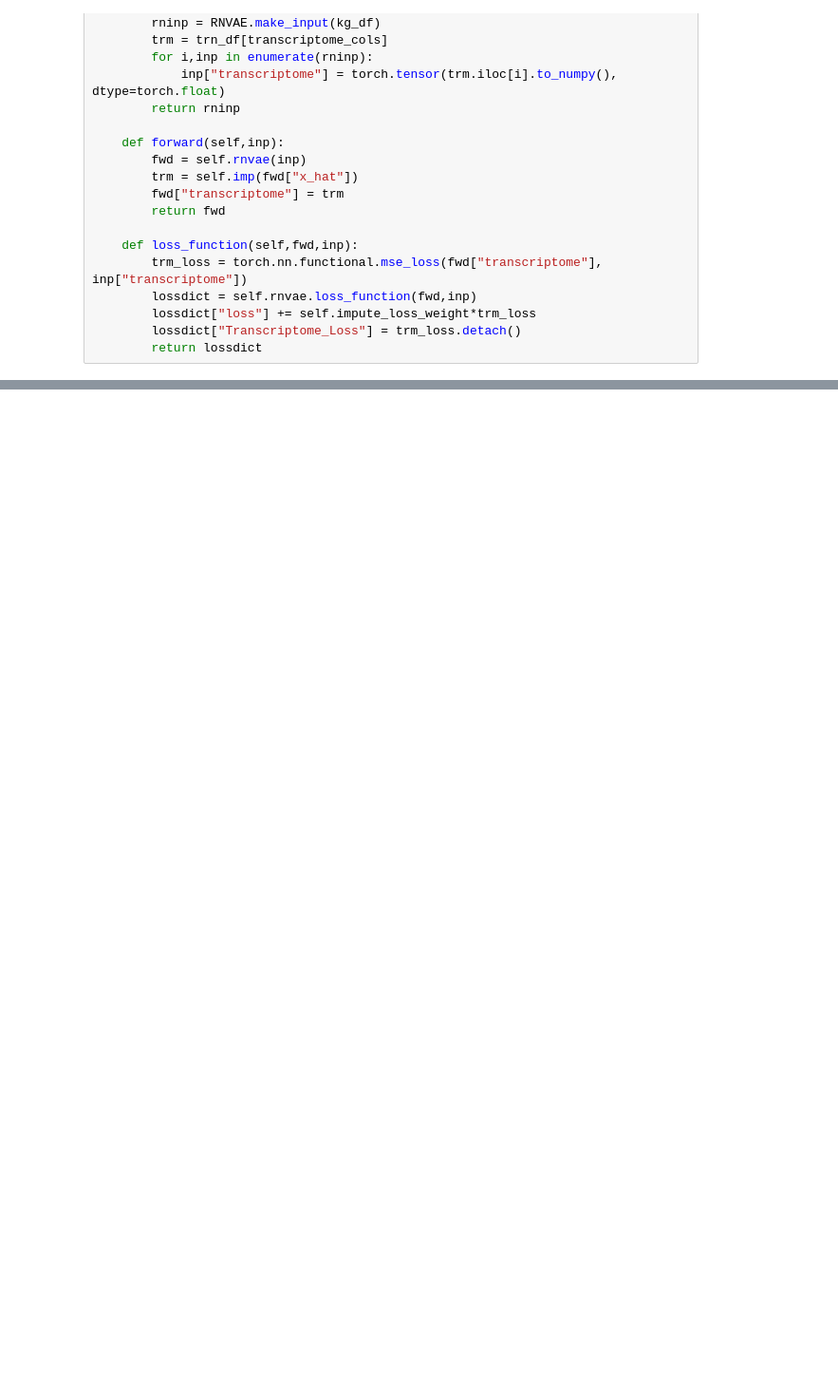
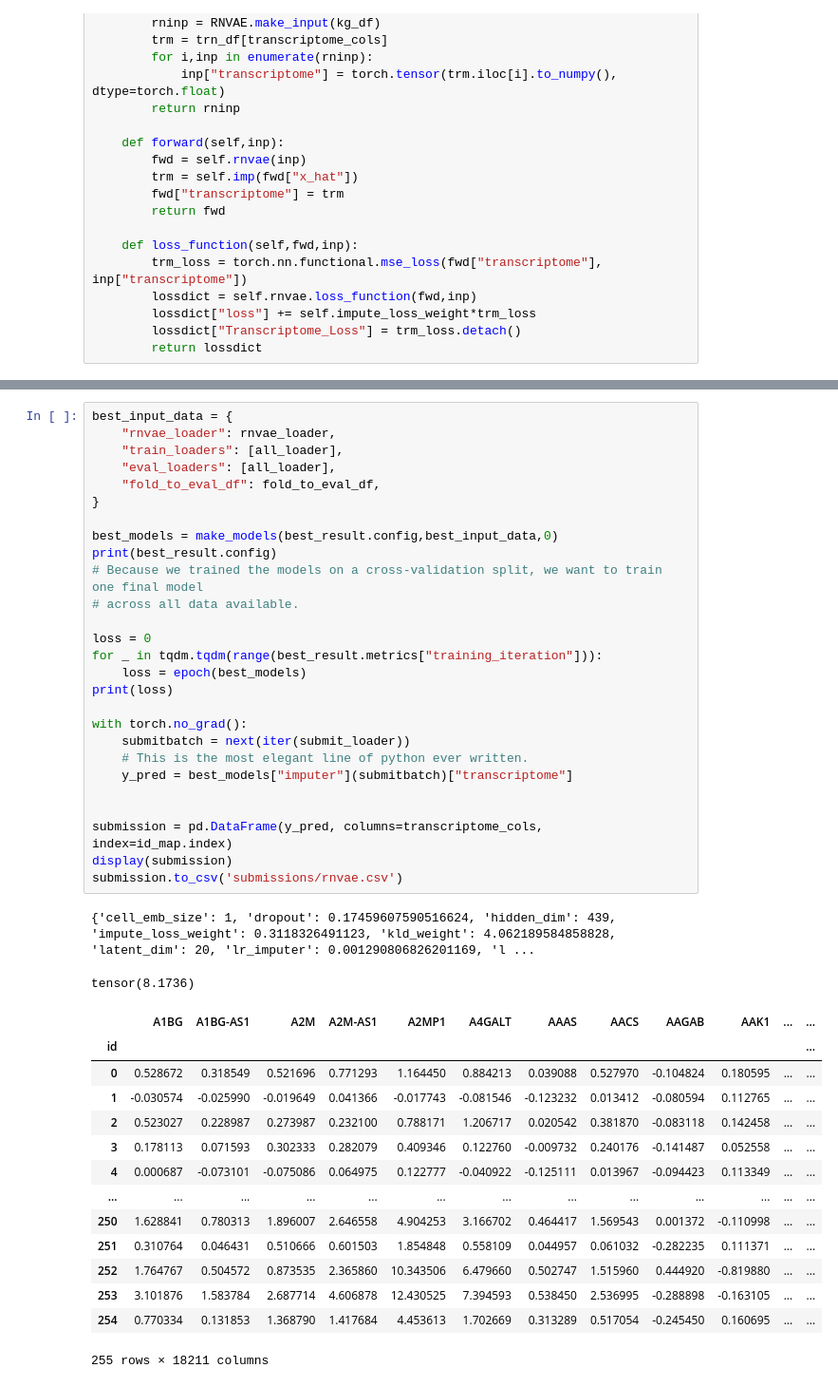
Before and after one commit to laurahsisson/Perturbations, a Jupyter notebook: rnvae.ipynb, the cells around one changed output, grey strips where cells are left out. Shown at 95% size. Cells and saved outputs as stored; diff of their text form; blank space fills up the shorter version.

```diff
--- a/rnvae.ipynb
+++ b/rnvae.ipynb
@@ -380,0 +438,44 @@ KeyError: 'training_iteration'
+# %%
+best_input_data = {
+    "rnvae_loader": rnvae_loader,
+    "train_loaders": [all_loader],
+    "eval_loaders": [all_loader],
+    "fold_to_eval_df": fold_to_eval_df,
+}
+
+best_models = make_models(best_result.config,best_input_data,0)
+print(best_result.config)
+# Because we trained the models on a cross-validation split, we want to train one final model
+# across all data available.
+
+loss = 0
+for _ in tqdm.tqdm(range(best_result.metrics["training_iteration"])):
+    loss = epoch(best_models)
+print(loss)
+
+with torch.no_grad():
+    submitbatch = next(iter(submit_loader))
+    # This is the most elegant line of python ever written.
+    y_pred = best_models["imputer"](submitbatch)["transcriptome"]
+
+
+submission = pd.DataFrame(y_pred, columns=transcriptome_cols, index=id_map.index)
+display(submission)
+submission.to_csv('submissions/rnvae.csv')
+# %% [output]
+{'cell_emb_size': 1, 'dropout': 0.17459607590516624, 'hidden_dim': 439, 'impute_loss_weight': 0.3118326491123, 'kld_weight': 4.062189584858828, 'latent_dim': 20, 'lr_imputer': 0.001290806826201169, 'l ...
+tensor(8.1736)
+|  | A1BG | A1BG-AS1 | A2M | A2M-AS1 | A2MP1 | A4GALT | AAAS | AACS | AAGAB | AAK1 | ... | ... |
+| id |  |  |  |  |  |  |  |  |  |  |  | ... |
+| 0 | 0.528672 | 0.318549 | 0.521696 | 0.771293 | 1.164450 | 0.884213 | 0.039088 | 0.527970 | -0.104824 | 0.180595 | ... | ... |
+| 1 | -0.030574 | -0.025990 | -0.019649 | 0.041366 | -0.017743 | -0.081546 | -0.123232 | 0.013412 | -0.080594 | 0.112765 | ... | ... |
+| 2 | 0.523027 | 0.228987 | 0.273987 | 0.232100 | 0.788171 | 1.206717 | 0.020542 | 0.381870 | -0.083118 | 0.142458 | ... | ... |
+| 3 | 0.178113 | 0.071593 | 0.302333 | 0.282079 | 0.409346 | 0.122760 | -0.009732 | 0.240176 | -0.141487 | 0.052558 | ... | ... |
+| 4 | 0.000687 | -0.073101 | -0.075086 | 0.064975 | 0.122777 | -0.040922 | -0.125111 | 0.013967 | -0.094423 | 0.113349 | ... | ... |
+| ... | ... | ... | ... | ... | ... | ... | ... | ... | ... | ... | ... | ... |
+| 250 | 1.628841 | 0.780313 | 1.896007 | 2.646558 | 4.904253 | 3.166702 | 0.464417 | 1.569543 | 0.001372 | -0.110998 | ... | ... |
+| 251 | 0.310764 | 0.046431 | 0.510666 | 0.601503 | 1.854848 | 0.558109 | 0.044957 | 0.061032 | -0.282235 | 0.111371 | ... | ... |
+| 252 | 1.764767 | 0.504572 | 0.873535 | 2.365860 | 10.343506 | 6.479660 | 0.502747 | 1.515960 | 0.444920 | -0.819880 | ... | ... |
+| 253 | 3.101876 | 1.583784 | 2.687714 | 4.606878 | 12.430525 | 7.394593 | 0.538450 | 2.536995 | -0.288898 | -0.163105 | ... | ... |
+| 254 | 0.770334 | 0.131853 | 1.368790 | 1.417684 | 4.453613 | 1.702669 | 0.313289 | 0.517054 | -0.245450 | 0.160695 | ... | ... |
+255 rows × 18211 columns
```
Also changed, not shown: parts of 9 cells of this notebook, 3 other files.
